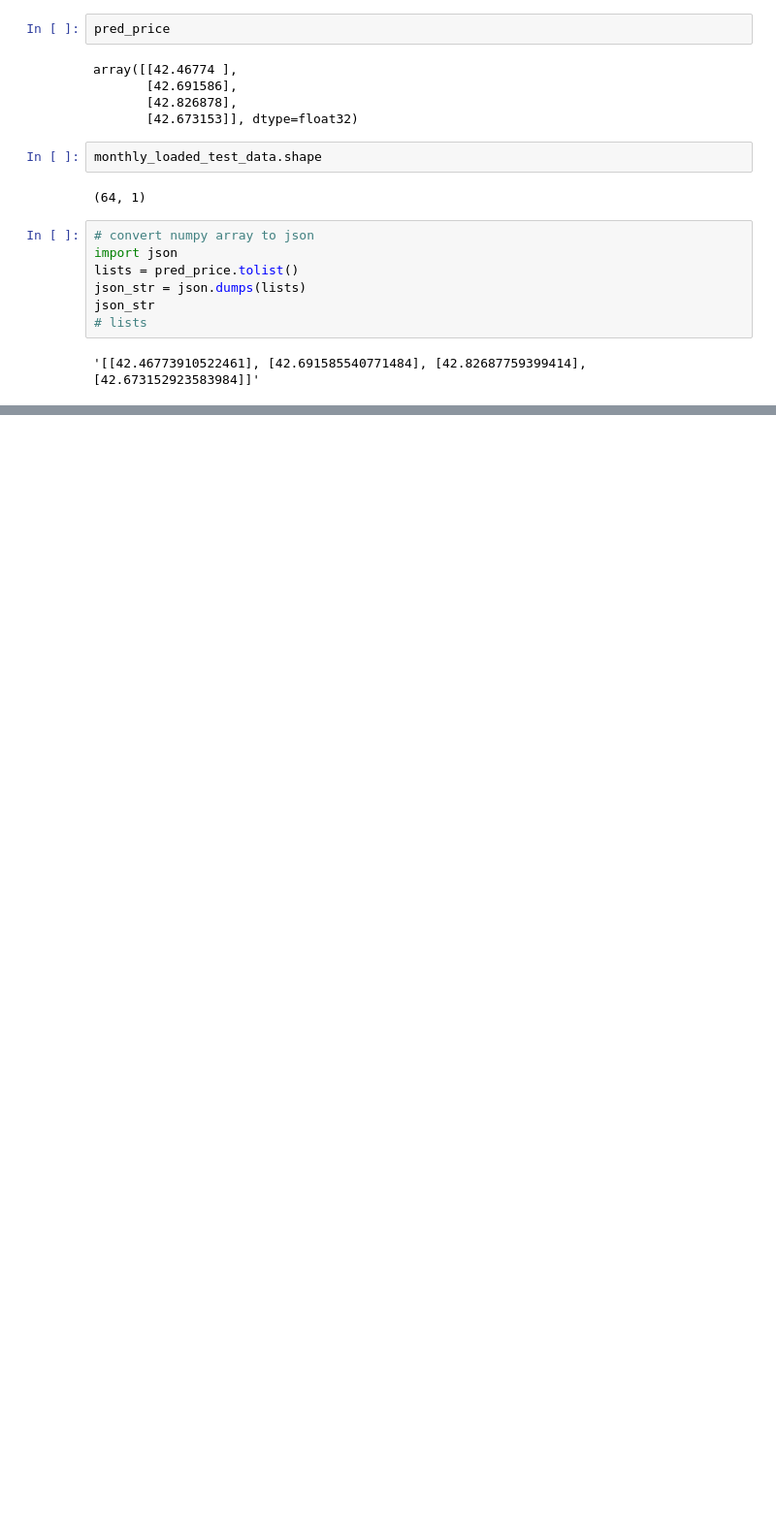
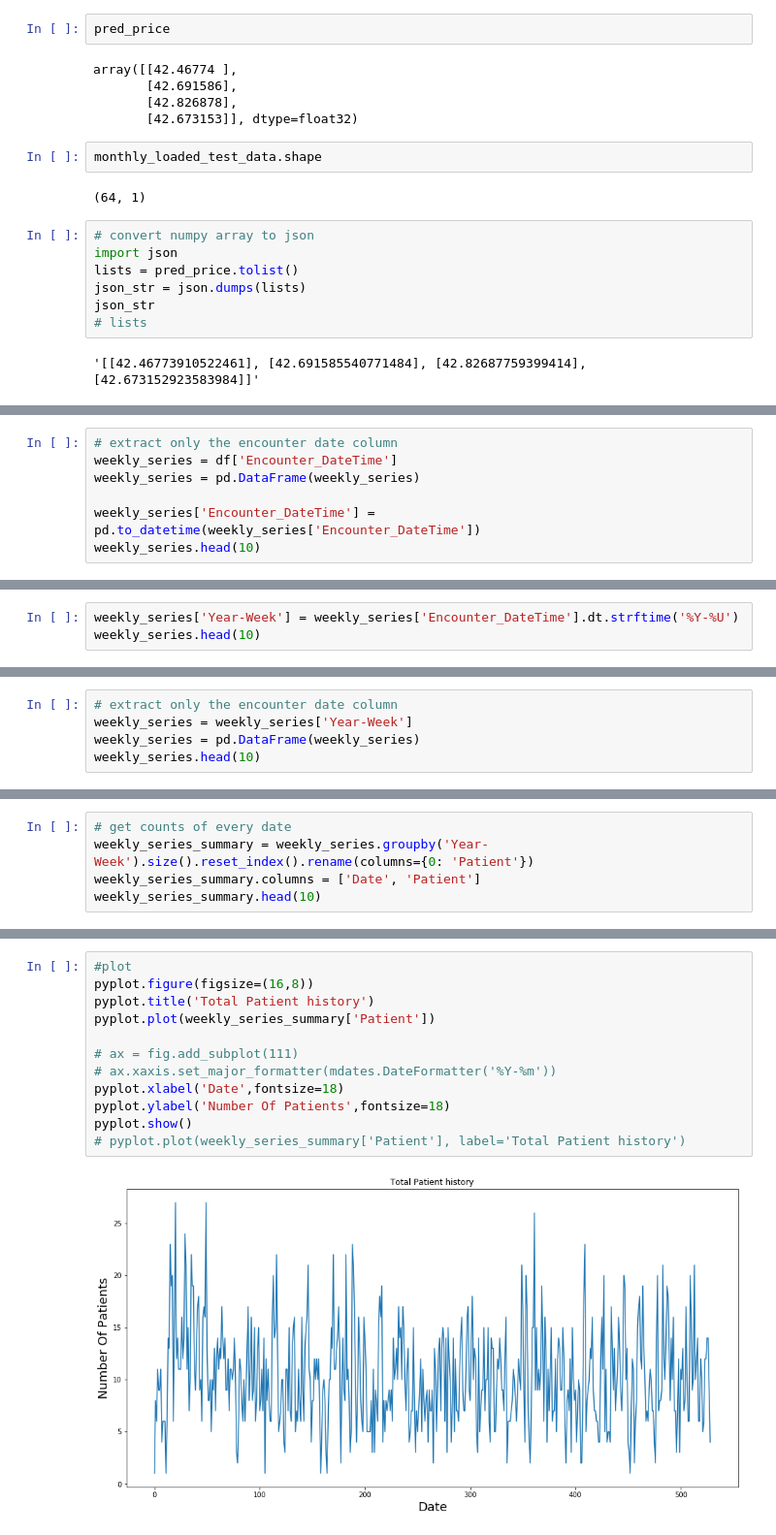
Before and after one commit to muwongeemmanuel/seemlos, a Jupyter notebook: Model/LOS_Encounter.ipynb, the cells around one changed output, grey strips where cells are left out. Shown at 97% size. Cells and saved outputs as stored; diff of their text form; blank space fills up the shorter version.

Commit message:
weekly forecast

```diff
--- a/Model/LOS_Encounter.ipynb
+++ b/Model/LOS_Encounter.ipynb
@@ -763,0 +769,7 @@ json_str
+# %%
+# extract only the encounter date column
+weekly_series = df['Encounter_DateTime']
+weekly_series = pd.DataFrame(weekly_series)
+
+weekly_series['Encounter_DateTime'] = pd.to_datetime(weekly_series['Encounter_DateTime'])
+weekly_series.head(10)
@@ -763,0 +788,3 @@ json_str
+# %%
+weekly_series['Year-Week'] = weekly_series['Encounter_DateTime'].dt.strftime('%Y-%U')
+weekly_series.head(10)
@@ -763,0 +803,5 @@ json_str
+# %%
+# extract only the encounter date column
+weekly_series = weekly_series['Year-Week']
+weekly_series = pd.DataFrame(weekly_series)
+weekly_series.head(10)
@@ -763,0 +820,5 @@ json_str
+# %%
+# get counts of every date
+weekly_series_summary = weekly_series.groupby('Year-Week').size().reset_index().rename(columns={0: 'Patient'})
+weekly_series_summary.columns = ['Date', 'Patient']
+weekly_series_summary.head(10)
@@ -763,0 +837,14 @@ json_str
+# %%
+#plot
+pyplot.figure(figsize=(16,8))
+pyplot.title('Total Patient history')
+pyplot.plot(weekly_series_summary['Patient'])
+
+# ax = fig.add_subplot(111)
+# ax.xaxis.set_major_formatter(mdates.DateFormatter('%Y-%m'))
+pyplot.xlabel('Date',fontsize=18)
+pyplot.ylabel('Number Of Patients',fontsize=18)
+pyplot.show()
+# pyplot.plot(weekly_series_summary['Patient'], label='Total Patient history')
+# %% [output]
+[figure, added]
```
Also changed, not shown: parts of 30 cells of this notebook, 4 other files.
